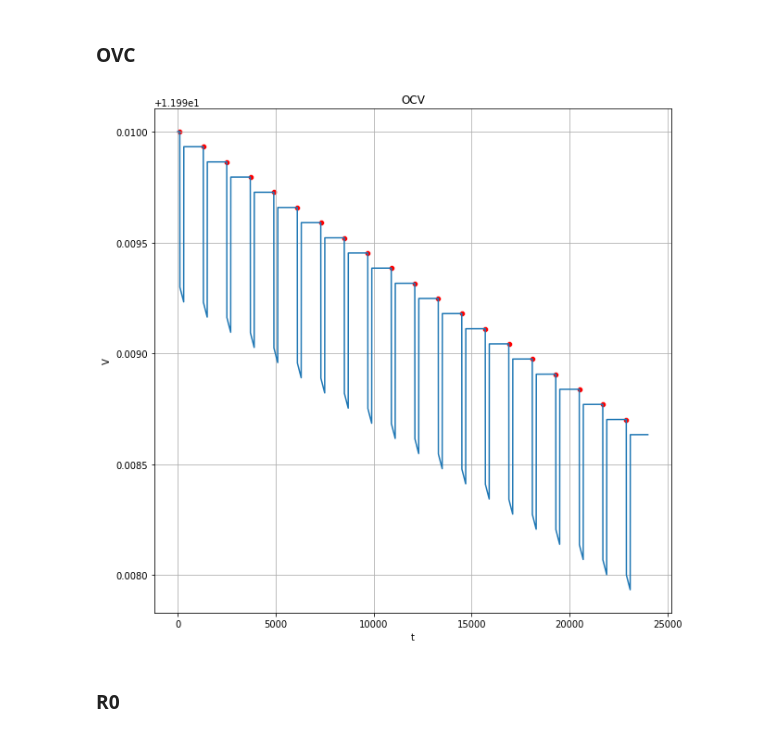
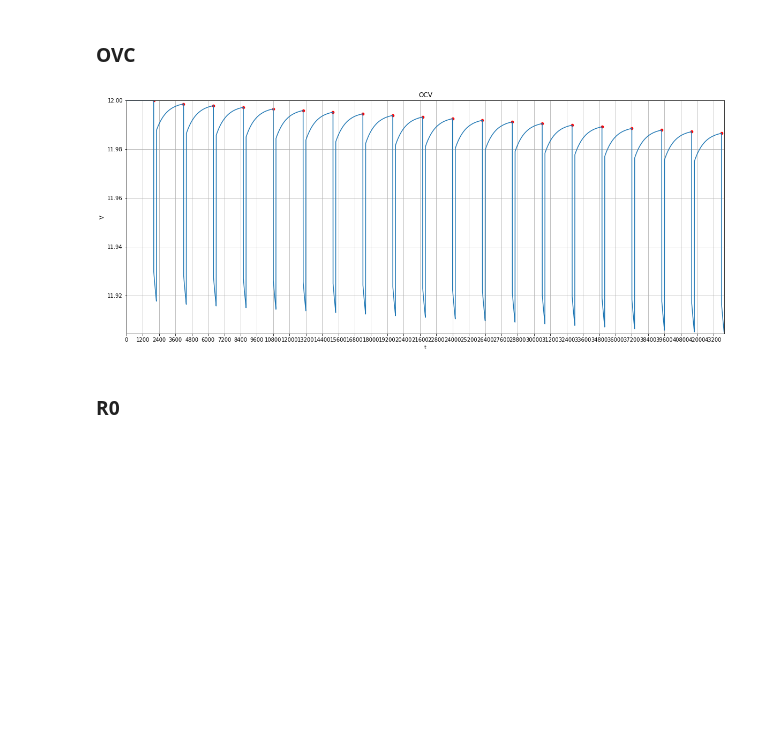
Before and after one commit to CaioMizerkowski/controle_avancado, a Jupyter notebook: TE979/modelo.ipynb, the cells around one changed output. Saved outputs shown, nothing was run; the diff lists cells and outputs as text; code cells hidden in the pictures; blank space fills up the shorter version.

Commit message:
🚑: Correção para tempos de amostragens diferentes de 1 segundo, corrigindo os bugs em relação ao valor de tau que decorriam disso. made by Caio Mizerkowski for college

```diff
--- a/TE979/modelo.ipynb
+++ b/TE979/modelo.ipynb
@@ -13,11 +13,11 @@ def r0(z):
     return base*0.9+z*base*0.1
 
 def r1(z):
-    base = 1*10**(-3)
+    base = 0.5*10**(-3)
     return base*0.9+z*base*0.1
 
 def c1(z):
-    base = 30000
+    base = 15000
     return base*0.9+z*base*0.1
 
 def r2(z):
@@ -30,41 +30,45 @@ def c2(z):
 
 def OCV(z):
     base = 12
-    return base*0.99+z*base*0.01
+    return base*0.9+z*base*0.1
 # %% [markdown]
 ### Update dos valores
 # %%
-def update_z(z, Q, n, i, d_t=1):
+def update_z(z, Q, n, i, d_t):
     '''
     z: SoC
-    Q: capacidade total (Ah)
+    Q: capacidade total (As)
     n: eficiência coulombiana/carga
     i: corrente (A)
-    d_t: variação no tempo (h)
+    d_t: variação no tempo (s)
     '''
-    z -= n*i*(d_t/Q)
+    d_h = d_t/3600
+    z -= n*i*(d_h/Q)
     return max(z,0)
 # %%
 def update_v(z, i_r0, i_r1):
     return OCV(z) - i_r0*r0(z) - i_r1*r1(z)
 # %%
-def update_i_r1(z, i_r0, i_r1, d_t=1):
+#d_t em segundos nessa equação
+def update_i_r1(z, i_r0, i_r1, d_t):
     e = np.exp(-d_t/(c1(z)*r1(z)))
     return i_r1*e+i_r0*(1-e)
 # %% [markdown]
 ### Loop de execução
 # %%
 z = 1 # SoC
-Q = 100 # capacidade total (Ah)
-d_t = 1/(3600) # variação no tempo (h)
+Q = 100 # capacidade total (Ah) (100Ah)
+d_t = 0.01 # variação no tempo (s)
 n = 1 # eficiência coulombiana/carga
 i_r1 = 0 # corrente (A)
-i0 = 1 # corrente (A)
+i0 = 100 # corrente (A)
 
 V = []
 I1 = []
 Z = []
-I0 = ([0.0]*100+[i0]*200+[0.0]*900)*20 # corrente (A)
+pausa = int(3600/d_t)
+descarga = int(pausa*0.1)
+I0 = ([0.0]*pausa+[i0]*descarga)*20 # corrente (A)
 
 for i_r0 in I0:
     if z <= 0:
@@ -104,15 +110,18 @@ plt.close()
 # Filtra somente os pontos relevantes para a retirada do OCV
 df_ovc = df.filter((ps.col('dI') > 0).shift(-1))[['t', 'V']]
 # %%
-plt.figure(figsize=(10, 10))
+plt.figure(figsize=(20, 8))
 sns.scatterplot(data=df_ovc.to_pandas(), x='t', y='V', color='red')
 sns.lineplot(data=df.to_pandas(), x='t', y='V')
 plt.grid()
 plt.title('OCV')
+plt.ylim([min(V), max(V)])
+plt.xlim([0, len(V)])
+plt.xticks(np.arange(0, len(V), 1200))
 plt.show()
 plt.close()
 # %% [output]
-[figure, old version]
+[figure, new version]
 # %% [markdown]
 ### R0
 # %%
```
Also changed, not shown: parts of 15 cells of this notebook.
